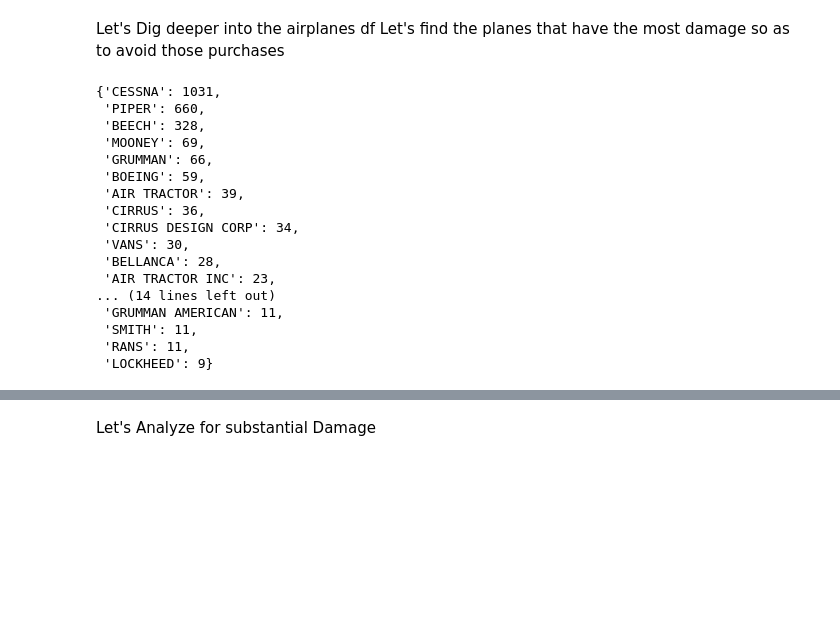
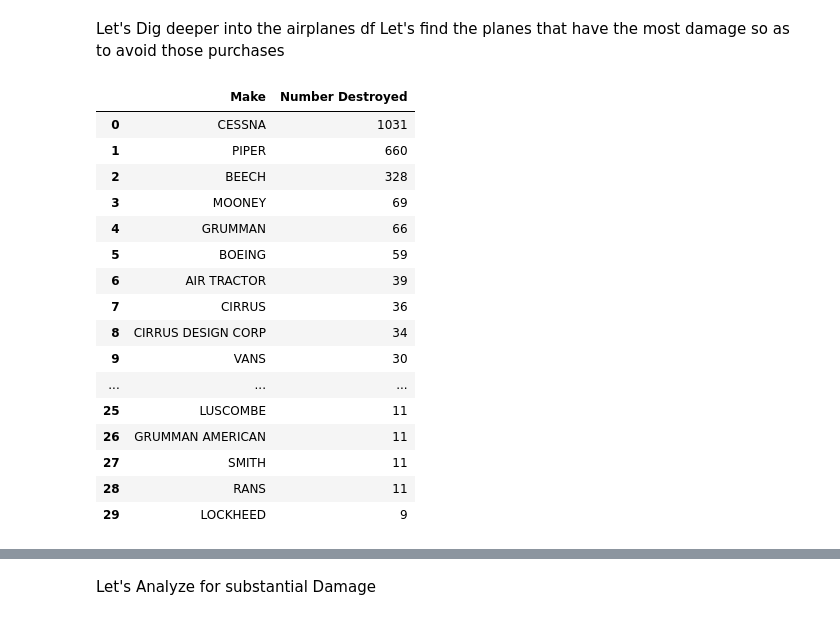
Before and after one commit to kdizz/dsc-phase-1-project-v3, a Jupyter notebook: Daniel Ogando Project.ipynb, the cells around one changed output, grey strips where cells are left out. Drawn from its saved outputs; the diff is of its cells as text; code cells hidden in the pictures; blank space fills up the shorter version.

```diff
--- a/Daniel Ogando Project.ipynb
+++ b/Daniel Ogando Project.ipynb
@@ -465,26 +544,33 @@ Let's find the planes that have the most damage so as to avoid those purchases
 df_destroyed_planes = df_airplane[df_airplane['Aircraft.damage']=='Destroyed']
 # %%
 top_30_destroyed = df_destroyed_planes['Make'].value_counts().head(30)
-# %%
-top_30_destroyed.to_dict()
-# %% [output]
-{'CESSNA': 1031,
- 'PIPER': 660,
- 'BEECH': 328,
- 'MOONEY': 69,
- 'GRUMMAN': 66,
- 'BOEING': 59,
- 'AIR TRACTOR': 39,
- 'CIRRUS': 36,
- 'CIRRUS DESIGN CORP': 34,
- 'VANS': 30,
- 'BELLANCA': 28,
- 'AIR TRACTOR INC': 23,
-... (14 lines left out)
- 'GRUMMAN AMERICAN': 11,
- 'SMITH': 11,
- 'RANS': 11,
- 'LOCKHEED': 9}
+# %%
+#we shall convert to a dictionary to allow for tabulation.
+destroyedAP_dict_30=top_30_destroyed.to_dict()
+# %%
+#we shall create an excel file that we shall use as a table in the presentation.
+df_from_plane_dict = pd.DataFrame(list(destroyedAP_dict_30.items()), columns=['Make', 'Number Destroyed'])
+df_from_plane_dict.to_excel('top 30 destroyed craft.xlsx')
+# %%
+df_from_plane_dict
+# %% [output]
+|  | Make | Number Destroyed |
+| 0 | CESSNA | 1031 |
+| 1 | PIPER | 660 |
+| 2 | BEECH | 328 |
+| 3 | MOONEY | 69 |
+| 4 | GRUMMAN | 66 |
+| 5 | BOEING | 59 |
+| 6 | AIR TRACTOR | 39 |
+| 7 | CIRRUS | 36 |
+| 8 | CIRRUS DESIGN CORP | 34 |
+| 9 | VANS | 30 |
+| ... | ... | ... |
+| 25 | LUSCOMBE | 11 |
+| 26 | GRUMMAN AMERICAN | 11 |
+| 27 | SMITH | 11 |
+| 28 | RANS | 11 |
+| 29 | LOCKHEED | 9 |
 # %%
 top_30_destroyed.plot(kind='bar',edgecolor='k')
 plt.title('Top 30 Makes with Incidences that Resulted in destroyed planes.')
```
Also changed, not shown: parts of 35 cells of this notebook, 5 other files.
